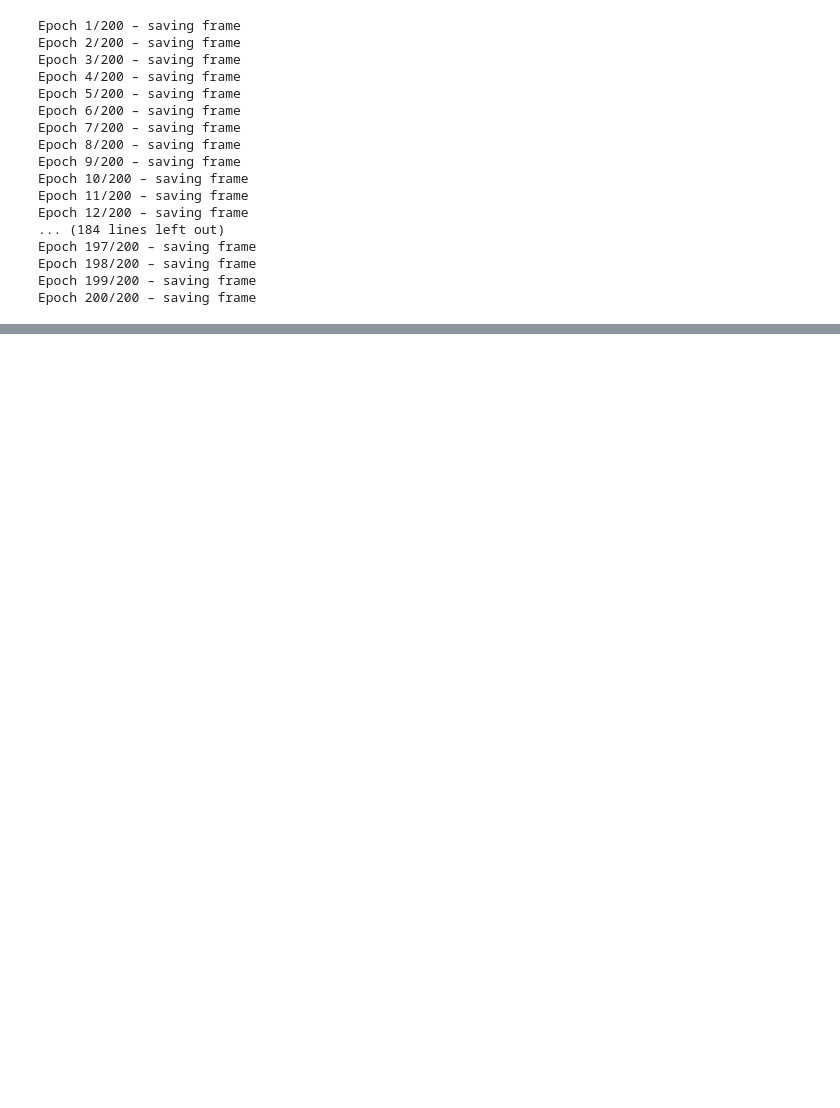
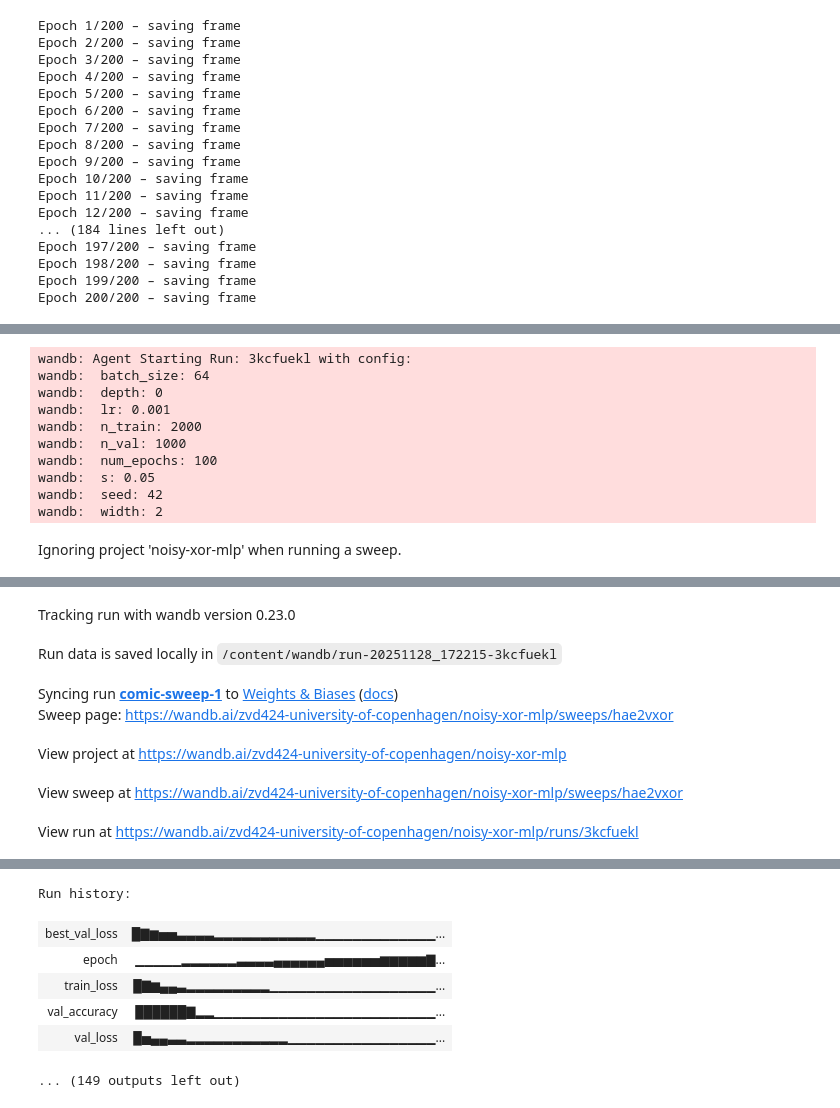
Before and after one commit to tdh424/DL-MR-GREEN, a Jupyter notebook: Assignment 1/Handin/feedforwardAssignment.ipynb, the cells around one changed output, grey strips where cells are left out. Cells and saved outputs as stored; diff of their text form; code cells hidden in the pictures; blank space fills up the shorter version.

```diff
--- a/Assignment 1/Handin/feedforwardAssignment.ipynb
+++ b/Assignment 1/Handin/feedforwardAssignment.ipynb
@@ -594,0 +832,24 @@ Epoch 200/200 – saving frame
+# %%
+# Task 4.2 – Launch the sweep
+# NOTE: Adjust 'count' so it matches your available compute.
+# Each run corresponds to one sampled configuration.
+
+wandb.agent(
+    sweep_id,
+    function=train_with_wandb,
+    count=10   # e.g., 10 runs; change as needed
+)
+
+print("Sweep finished.")
+# %% [output]
+wandb: Agent Starting Run: 3kcfuekl with config:
+wandb:  batch_size: 64
+wandb:  depth: 0
+wandb:  lr: 0.001
+wandb:  n_train: 2000
+wandb:  n_val: 1000
+wandb:  num_epochs: 100
+wandb:  s: 0.05
+wandb:  seed: 42
+wandb:  width: 2
+Ignoring project 'noisy-xor-mlp' when running a sweep.
@@ -594,0 +857,7 @@ Epoch 200/200 – saving frame
+Tracking run with wandb version 0.23.0
+Run data is saved locally in /content/wandb/run-20251128_172215-3kcfuekl
+Syncing run comic-sweep-1 to Weights & Biases (docs)
+Sweep page: https://wandb.ai/zvd424-university-of-copenhagen/noisy-xor-mlp/sweeps/hae2vxor
+View project at https://wandb.ai/zvd424-university-of-copenhagen/noisy-xor-mlp
+View sweep at https://wandb.ai/zvd424-university-of-copenhagen/noisy-xor-mlp/sweeps/hae2vxor
+View run at https://wandb.ai/zvd424-university-of-copenhagen/noisy-xor-mlp/runs/3kcfuekl
@@ -594,0 +865,7 @@ Epoch 200/200 – saving frame
+Run history:
+| best_val_loss | █▇▆▅▅▃▃▃▃▂▂▂▂▂▂▂▂▂▂▂▁▁▁▁▁▁▁▁▁▁▁▁▁... |
+| epoch | ▁▁▁▁▁▂▂▂▂▂▂▃▃▃▃▄▄▄▄▄▄▅▅▅▅▅▅▆▆▆▆▆▇... |
+| train_loss | █▇▆▄▄▃▂▂▂▂▂▂▂▂▂▁▁▁▁▁▁▁▁▁▁▁▁▁▁▁▁▁▁... |
+| val_accuracy | ██████▇▂▂▁▁▁▁▁▁▁▁▁▁▁▁▁▁▁▁▁▁▁▁▁▁▁▁... |
+| val_loss | █▅▄▄▃▃▂▂▂▂▂▂▂▂▂▂▂▁▁▁▁▁▁▁▁▁▁▁▁▁▁▁▁... |
+... (149 outputs left out)
```
Also changed, not shown: parts of 14 cells of this notebook.
